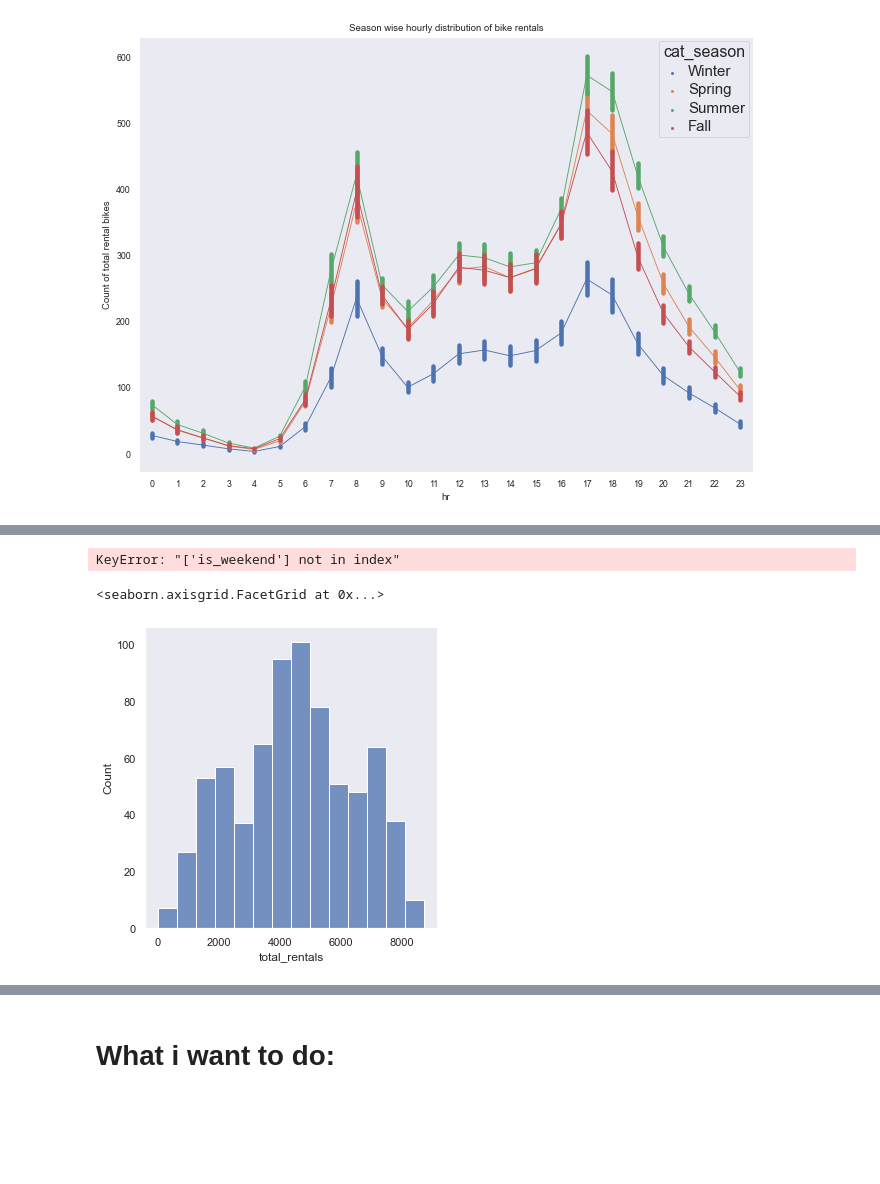
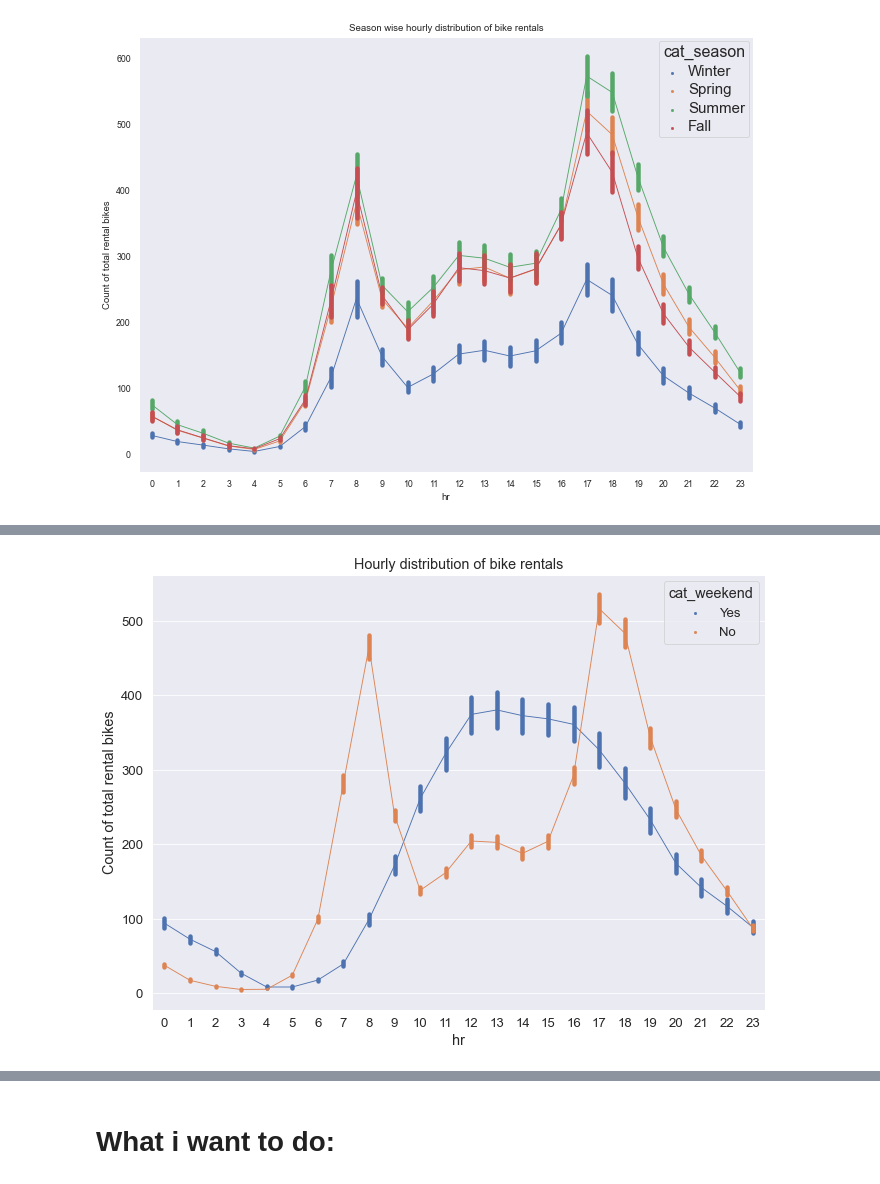
Before and after one commit to jaddel/education_cab_github, a Jupyter notebook: assignment_2/task1/task1.ipynb, the cells around one changed output, grey strips where cells are left out. Saved outputs shown, nothing was run; the diff lists cells and outputs as text; code cells hidden in the pictures; blank space fills up the shorter version.

```diff
--- a/assignment_2/task1/task1.ipynb
+++ b/assignment_2/task1/task1.ipynb
@@ -214,23 +231,13 @@ ax.set(title = 'Hourly distribution of bike rentals',ylabel='Count of total rent
 # %%
 sns.set(rc={'figure.figsize':(11,8)})
+sns.set_context("paper", font_scale=1.5, rc={"lines.linewidth": 2.5})
 
-sns.set_context("paper", font_scale=1, rc={"lines.linewidth": 2.5})
-#sns.set(style="ticks", context="talk")
-#plt.style.use("dark_background")
-sns.set_style("dark")
+ax = sns.pointplot(data = hour[['hr','total_rentals','cat_weekend']], x = 'hr', y = 'total_rentals',
+              scale = 0.2, hue = 'cat_weekend');
 
-#fig, ax = plt.subplots()
-ax = sns.pointplot(data = hour[['hr','total_rentals','is_weekend']], x = 'hr', y = 'total_rentals',
-              scale = 0.2, hue = 'is_weekend');
-
-plt.setp(ax.get_legend().get_texts(), fontsize='15') # for legend text
-plt.setp(ax.get_legend().get_title(), fontsize='16') # for legend title
+#plt.setp(ax.get_legend().get_texts(), fontsize='15') # for legend text
+#plt.setp(ax.get_legend().get_title(), fontsize='16') # for legend title
 
 ax.set(title = 'Hourly distribution of bike rentals', ylabel= 'Count of total rental bikes');
 # %% [output]
-KeyError: "['is_weekend'] not in index"
+[figure, added]
-# %%
-sns.displot(day.total_rentals)
-# %% [output]
-<seaborn.axisgrid.FacetGrid at 0x...>
-[figure, removed]
```
Also changed, not shown: parts of 13 cells of this notebook.
